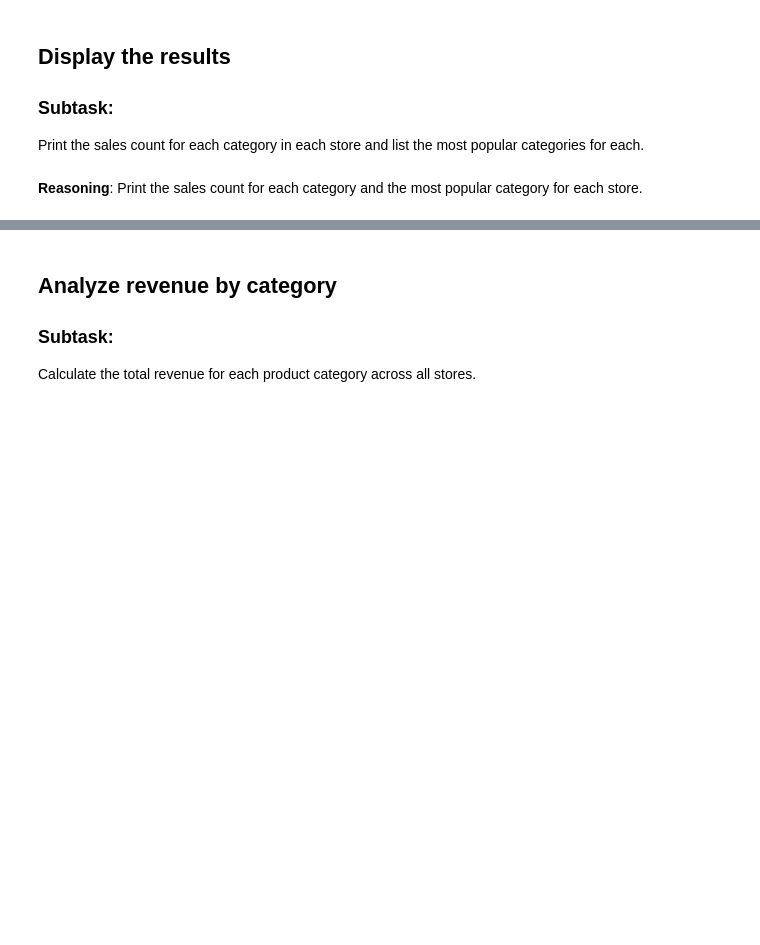
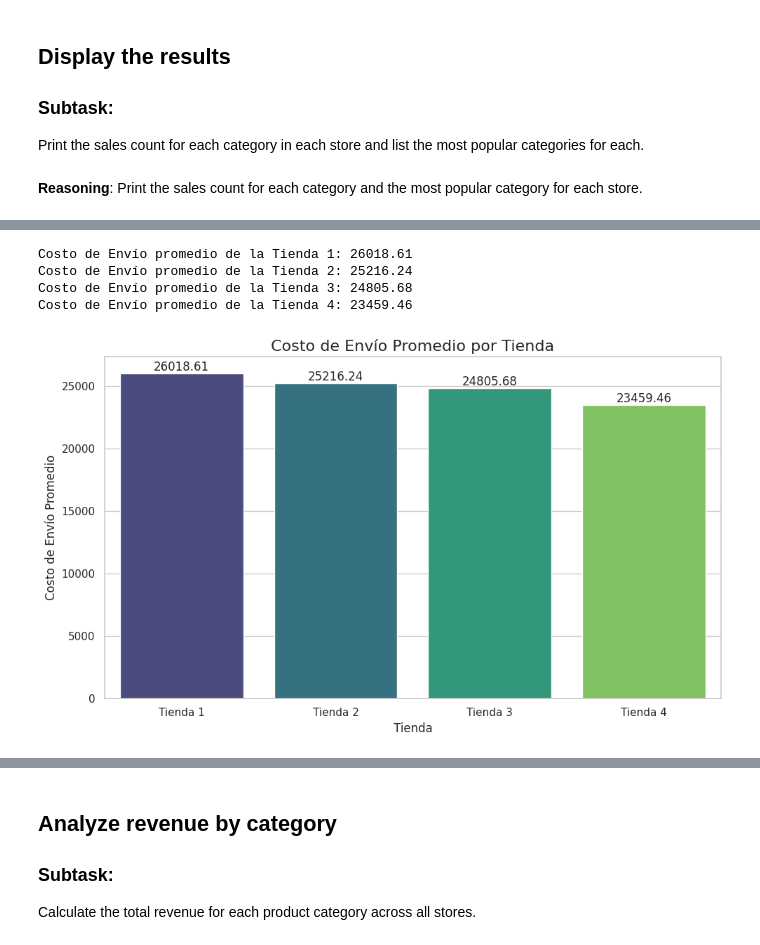
Before and after one commit to Socadan/challenge1-data-science-latam, a Jupyter notebook: AluraStoreLatam.ipynb, the cells around one changed output, grey strips where cells are left out. Saved outputs shown, nothing was run; the diff lists cells and outputs as text; code cells hidden in the pictures; blank space fills up the shorter version.

```diff
--- a/AluraStoreLatam.ipynb
+++ b/AluraStoreLatam.ipynb
@@ -377,0 +431,47 @@ Analyze revenue by category, average shipping cost per store, and average rating
+# %%
+# **Cálculo del Costo de envío promedio**
+costo_de_envio_tienda1 = tienda['Costo de envío'].mean()
+costo_de_envio_tienda2 = tienda2['Costo de envío'].mean()
+costo_de_envio_tienda3 = tienda3['Costo de envío'].mean()
+costo_de_envio_tienda4 = tienda4['Costo de envío'].mean()
+
+print(f"Costo de Envío promedio de la Tienda 1: {costo_de_envio_tienda1:.2f}")
+print(f"Costo de Envío promedio de la Tienda 2: {costo_de_envio_tienda2:.2f}")
+print(f"Costo de Envío promedio de la Tienda 3: {costo_de_envio_tienda3:.2f}")
+print(f"Costo de Envío promedio de la Tienda 4: {costo_de_envio_tienda4:.2f}")
+# %% [output]
+Costo de Envío promedio de la Tienda 1: 26018.61
+Costo de Envío promedio de la Tienda 2: 25216.24
+Costo de Envío promedio de la Tienda 3: 24805.68
+Costo de Envío promedio de la Tienda 4: 23459.46
+# %%
+# **Gráfico del Costo de Envío promedio de cada Tienda**
+import matplotlib.pyplot as plt
+import seaborn as sns
+import pandas as pd
+
+# Crea una lista con los nombres de las tiendas y sus costos de envío promedio.
+tiendas = ['Tienda 1', 'Tienda 2', 'Tienda 3', 'Tienda 4']
+costos_envio_promedio = [costo_de_envio_tienda1, costo_de_envio_tienda2, costo_de_envio_tienda3, costo_de_envio_tienda4]
+
+# Crea un DataFrame para facilitar el ordenamiento (opcional, pero útil)
+df_costos_envio = pd.DataFrame({'Tienda': tiendas, 'Costo de Envío Promedio': costos_envio_promedio})
+
+# Ordenar el DataFrame por costo de envío promedio (opcional)
+df_costos_envio = df_costos_envio.sort_values(by='Costo de Envío Promedio', ascending=False)
+
+# Crea el gráfico de barras
+plt.figure(figsize=(10, 6))
+ax = sns.barplot(x='Tienda', y='Costo de Envío Promedio', data=df_costos_envio, palette='viridis', hue='Tienda', legend=False, order=df_costos_envio['Tienda'])
+plt.title('Costo de Envío Promedio por Tienda', fontsize=16)
+plt.xlabel('Tienda', fontsize=12)
+plt.ylabel('Costo de Envío Promedio', fontsize=12)
+plt.tight_layout()
+
+# Agregar etiquetas de texto a las barras
+for i, v in enumerate(df_costos_envio['Costo de Envío Promedio']):
+    ax.text(i, v, f'{v:.2f}', ha='center', va='bottom')
+
+plt.show()
+# %% [output]
+[figure, added]
```
Also changed, not shown: parts of 25 cells of this notebook.
